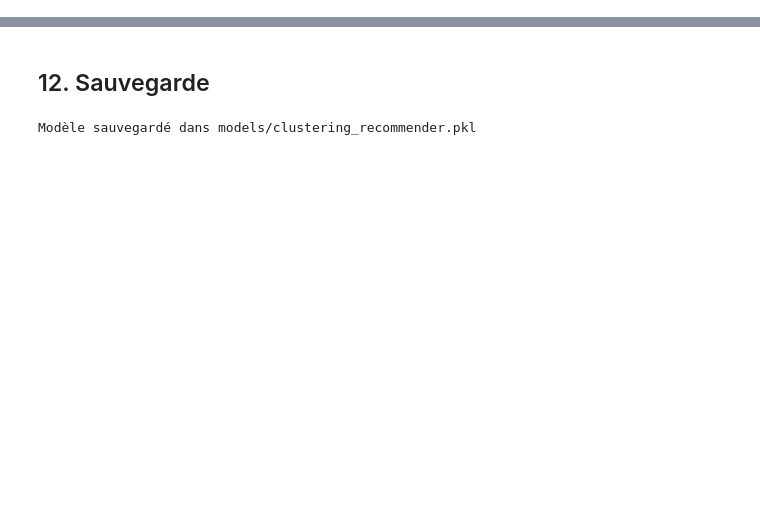
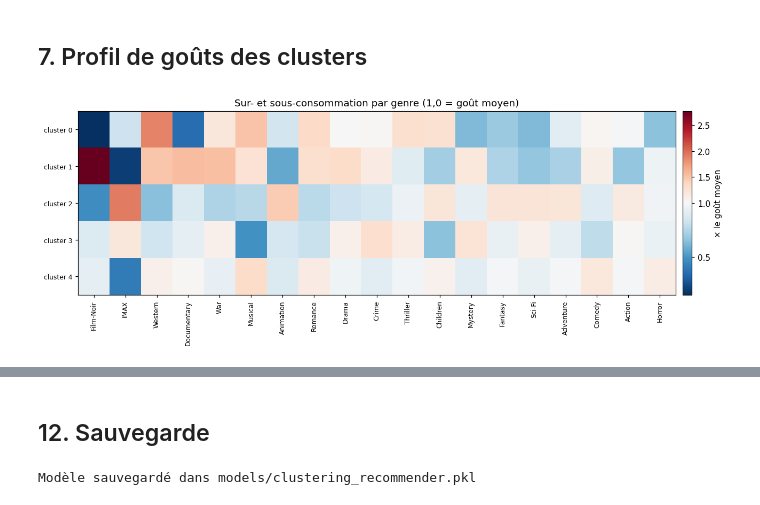
Before and after one commit to AminLO-ma/movie-boxoffice-recommender, a Jupyter notebook: notebooks/movielens_clustering_recommender.ipynb, the cells around one changed output, grey strips where cells are left out. Drawn from its saved outputs; the diff is of its cells as text; code cells hidden in the pictures; blank space fills up the shorter version.

```diff
--- a/notebooks/movielens_clustering_recommender.ipynb
+++ b/notebooks/movielens_clustering_recommender.ipynb
@@ -401,0 +208,12 @@ plt.show()
+# %%
+kmeans = MiniBatchKMeans(
+    n_clusters=N_CLUSTERS, random_state=RANDOM_STATE, batch_size=1024, n_init=10
+)
+user_cluster_labels = kmeans.fit_predict(user_vectors)
+
+user_clusters = pd.DataFrame(
+    {"userId": [idx_to_user[i] for i in range(len(user_ids))], "cluster": user_cluster_labels}
+)
+
+print("Répartition des utilisateurs par cluster :")
+user_clusters["cluster"].value_counts().sort_index()
@@ -401,0 +229,30 @@ plt.show()
+# %% [markdown]
+## 7. Profil de goûts des clusters
+# %%
+genre_pairs = movies.loc[movies["genres"].ne("(no genres listed)"), ["movieId", "genres"]].copy()
+genre_pairs["genres"] = genre_pairs["genres"].str.split("|")
+genre_pairs = genre_pairs.explode("genres").rename(columns={"genres": "genre"})
+genre_pairs["genre"] = genre_pairs["genre"].astype("category")
+
+liked = (ratings.loc[ratings["rating"] >= 4.0, ["userId", "movieId"]]
+         .merge(user_clusters, on="userId").merge(genre_pairs, on="movieId"))
+genre_volume = liked.groupby(["cluster", "genre"], observed=True).size().unstack("genre").fillna(0)
+genre_share = genre_volume.div(genre_volume.sum(axis=1), axis=0)
+overall_share = genre_volume.sum() / genre_volume.to_numpy().sum()
+cluster_genre_profile = genre_share / overall_share
+
+order = cluster_genre_profile.max().sort_values(ascending=False).index
+fig, ax = plt.subplots(figsize=(13, 0.42 * N_CLUSTERS + 2.4))
+image = ax.imshow(cluster_genre_profile[order], aspect="auto", cmap="RdBu_r",
+                  norm=TwoSlopeNorm(vcenter=1.0,
+                                    vmin=cluster_genre_profile.to_numpy().min(),
+                                    vmax=cluster_genre_profile.to_numpy().max()))
+ax.set_xticks(range(len(order)), order, rotation=90, fontsize=8)
+ax.set_yticks(range(len(cluster_genre_profile)),
+              [f"cluster {i}" for i in cluster_genre_profile.index], fontsize=8)
+ax.set_title("Sur- et sous-consommation par genre (1,0 = goût moyen)")
+ax.grid(False)
+fig.colorbar(image, ax=ax, pad=0.01, label="× le goût moyen")
+plt.tight_layout()
+# %% [output]
+[figure, added]
```
Also changed, not shown: parts of 41 cells of this notebook, 1 other file.
